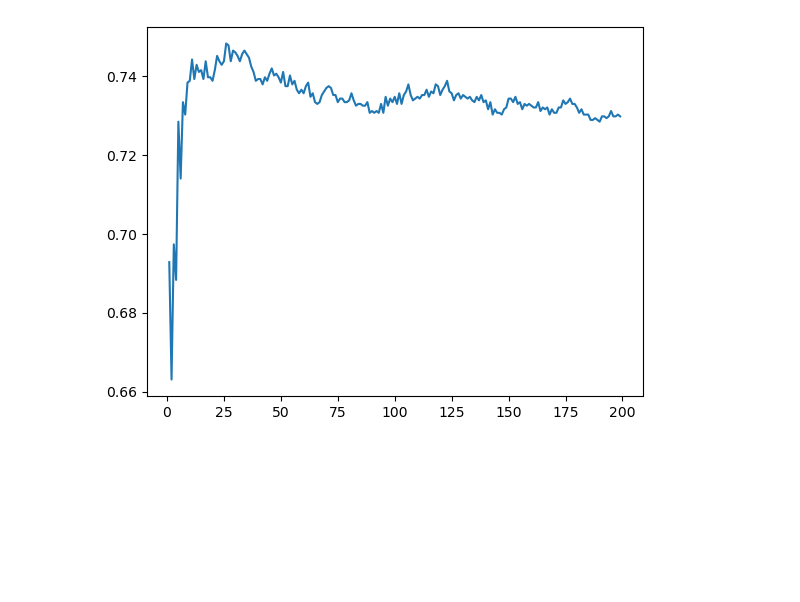
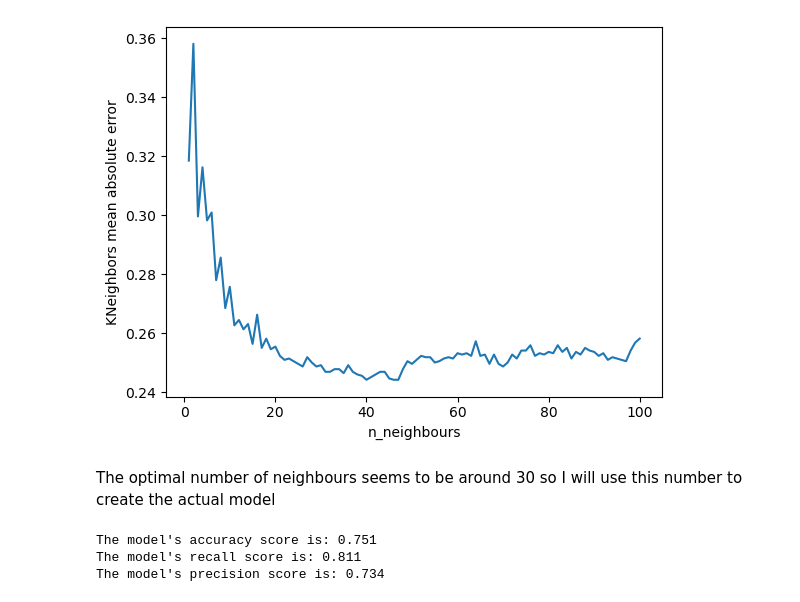
Before and after one commit to jaigab/Optimum_Dialysis_Hours, a Jupyter notebook: twitter_classification_project/viral tweet predictor.ipynb, the cells around one changed output. Drawn from its saved outputs; the diff is of its cells as text; code cells hidden in the pictures; blank space fills up the shorter version.

Commit message:
Amended viral tweet predictor

```diff
--- a/twitter_classification_project/viral tweet predictor.ipynb
+++ b/twitter_classification_project/viral tweet predictor.ipynb
@@ -69,6 +43,14 @@ train_data, test_data, train_labels, test_labels = train_test_split(scaled_data,
 # %%
+train_data, test_data, train_labels, test_labels = train_test_split(scaled_data, labels, test_size = 0.2, random_state = 42)
 scores = []
-for k in range(1,200):
+mean_absolute_errors = []
+for k in range(1,101,1):
     classifier = KNeighborsClassifier(n_neighbors = k)
     classifier.fit(train_data,train_labels)
     scores.append(classifier.score(test_data, test_labels))
+    y_predict = classifier.predict(test_data)
+    mean_absolute_errors.append(mean_absolute_error(test_labels, y_predict))
+plt.plot(range(1,101,1) , scores),
+plt.xlabel("n_neighbours")
+plt.ylabel("KNeighbors score")
+plt.show()
@@ -75,5 +59,20 @@ for k in range(1,200):
 # %%
-plt.plot(range(1,200) , scores)
+plt.plot(range(1,101,1) , mean_absolute_errors),
+plt.xlabel("n_neighbours")
+plt.ylabel("KNeighbors mean absolute error")
 plt.show()
 # %% [output]
-[figure, old version]
+[figure, new version]
+# %% [markdown]
+The optimal number of neighbours seems to be around 30 so I will use this number to create the actual model
+# %%
+classifier = KNeighborsClassifier(n_neighbors = 30)
+classifier.fit(train_data,train_labels)
+y_predict = classifier.predict(test_data)
+print("The model's accuracy score is: {}".format(round(classifier.score(test_data,test_labels),3)))
+print("The model's recall score is: {}".format(round(metric.recall_score(test_labels,y_predict),3)))
+print("The model's precision score is: {}".format(round(metric.precision_score(test_labels,y_predict),3)))
+# %% [output]
+The model's accuracy score is: 0.751
+The model's recall score is: 0.811
+The model's precision score is: 0.734
```
Also changed, not shown: parts of 17 cells of this notebook, 1 other file.
